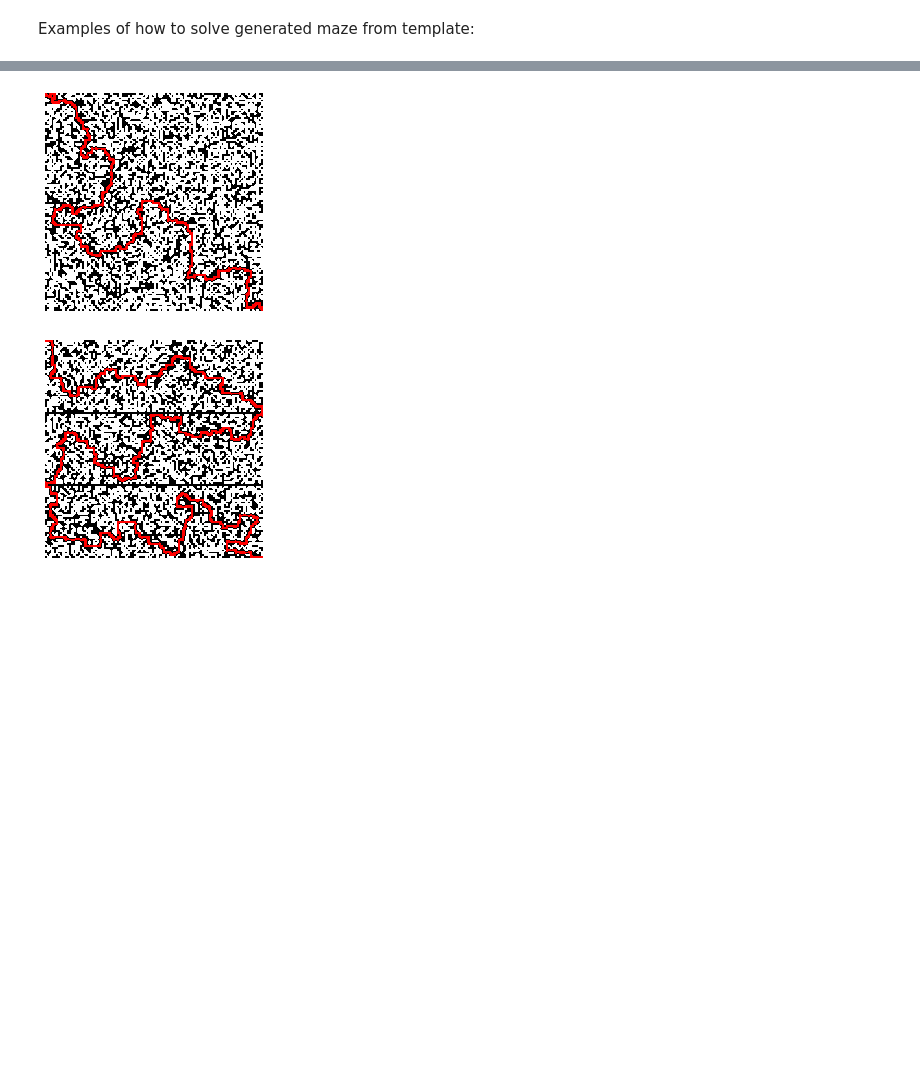
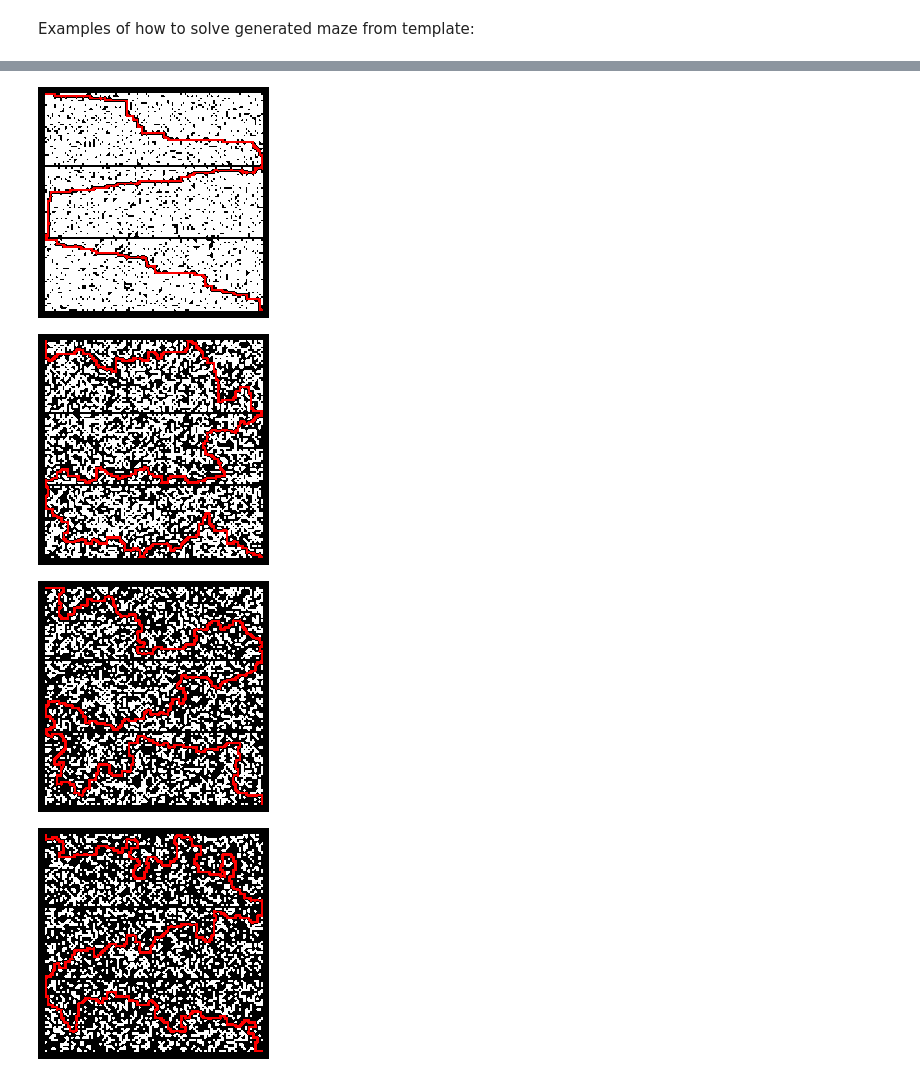
Before and after one commit to voj0152/vvp_bludiste, a Jupyter notebook: exaples.ipynb, the cells around one changed output, grey strips where cells are left out. Saved outputs shown, nothing was run; the diff lists cells and outputs as text; code cells hidden in the pictures; blank space fills up the shorter version.

```diff
--- a/exaples.ipynb
+++ b/exaples.ipynb
@@ -31,8 +31,8 @@ for file in files:
 Examples of how to solve generated maze from template:
 # %%
 # Method 1: Use functions seperately
-maze = m.generate_temple(15, 'empty')
-maze = m.generate_maze(maze, 10)
+maze = m.generate_temple(60, 'empty')
+maze = m.generate_maze(maze)
 incident_matrix = m.incident(maze)
 path = m.find_shortest_path(incident_matrix)
 maze = m.add_path_to_maze(maze, path)
@@ -42,6 +42,7 @@ m.plot_maze(maze)
 # %%
 # Method 2: Use function solve_maze_generate
-# We can se the diference in using higher iter_number
+# We can se the diference in using diferent iter_number
+# Default is size of the maze
 for i in range(3):
-    m.solve_maze_generate(40, 'empty', (i+1)*10)
+    m.solve_maze_generate(60, 'empty', (i+1)*20)
 # %% [output]
@@ -53,5 +54,5 @@ for i in range(3):
 # We can se the diference in using higher iter_number
 # It is needed to use a higher iter_number to get a better result
 for i in range(3):
-    m.solve_maze_generate(40, 'slalom', (i+1)*18)
+    m.solve_maze_generate(60, 'slalom', (i+1)*60)
 # %% [output]
@@ -62,5 +63,5 @@ for i in range(3):
 # Using the 'ess' mode
 # We can se the diference in using higher iter_number
 for i in range(3):
-    m.solve_maze_generate(40, 'ess', (i+1)*15)
+    m.solve_maze_generate(60, 'ess', (i+1)*60)
 # %% [output]
@@ -70,10 +71,11 @@ for i in range(3):
 # %%
-# Method 2: Use function solve_maze_generate
+# Use function solve_maze_generate
+# Generate a maze with 100x100 cells and use the 'essthin' mode
 # We can se the diference in using higher iter_number
-m.solve_maze_generate(100, 'empty', 30)
+for i in range(4):
+    m.solve_maze_generate(100, 'essthin', 1 + i*100)
 # %% [output]
-[figure, old version]
+[figure, new version]
+[figure, added]
+[figure, added]
+[figure, added]
-# %%
-m.solve_maze_generate(100, 'essthin', 50)
-# %% [output]
-[figure, removed]
```
Also changed, not shown: parts of 7 cells of this notebook, 5 other files.
